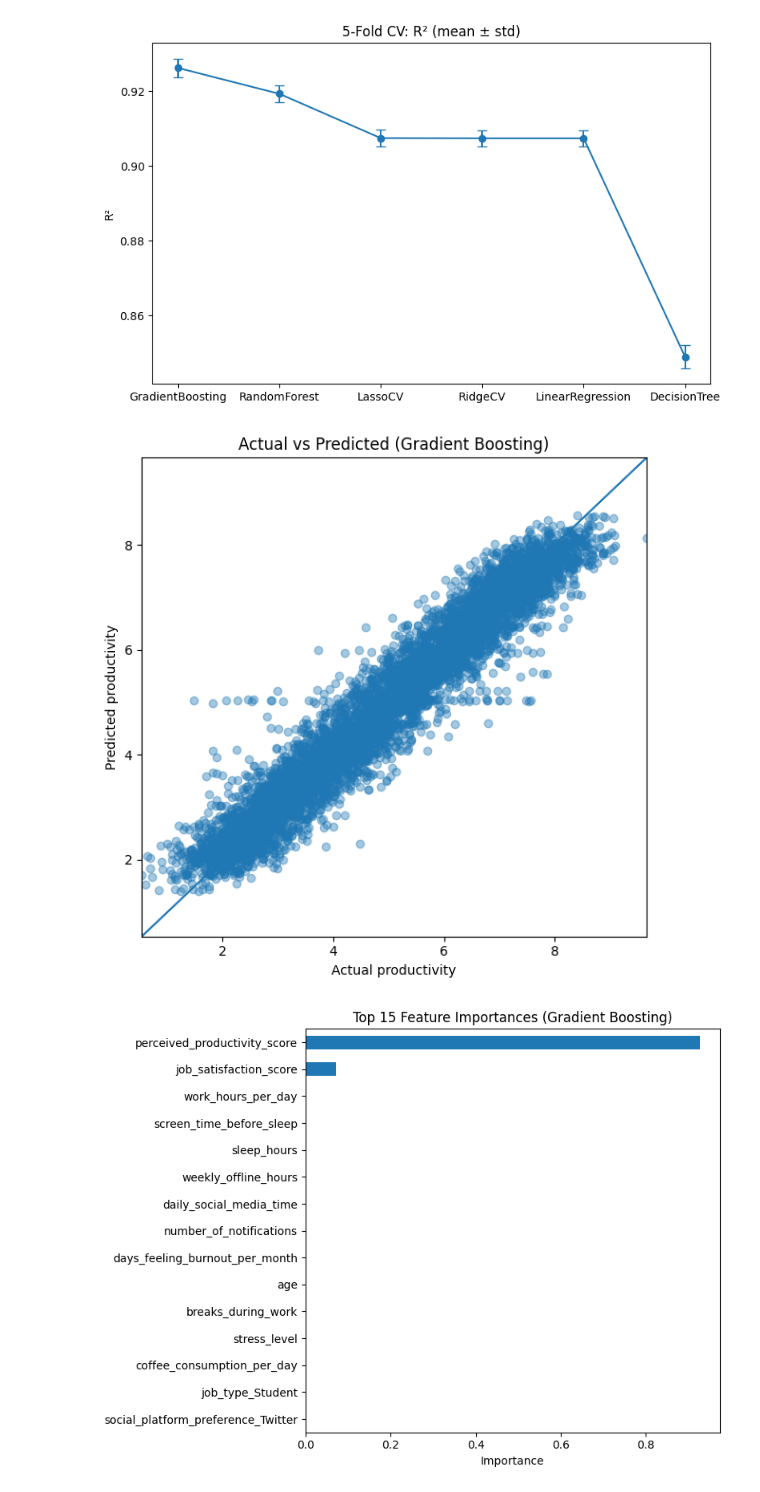
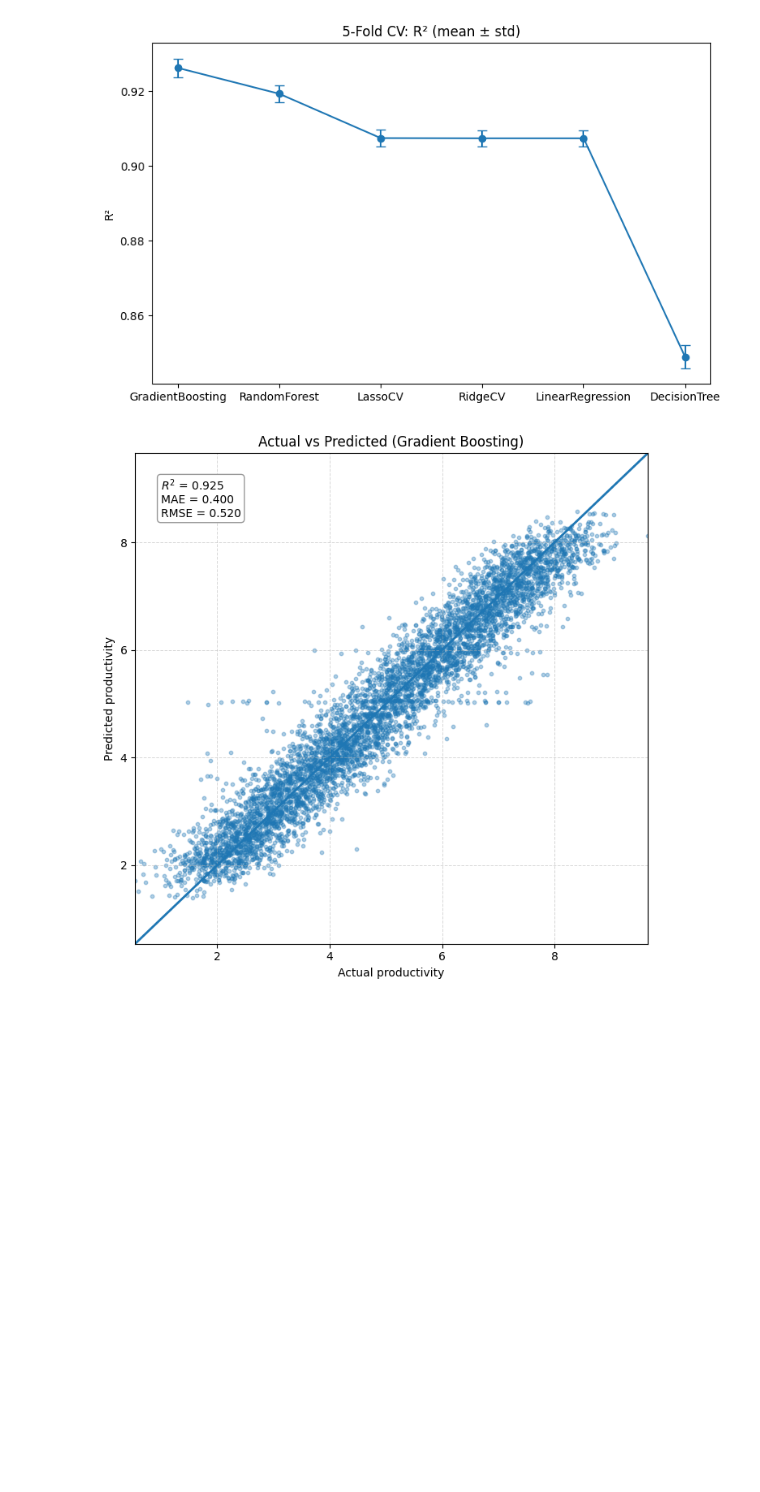
Before and after one commit to salehem/TDT4259-Group47, a Jupyter notebook: notebooks/modelig.ipynb, the cells around one changed output. Saved outputs shown, nothing was run; the diff lists cells and outputs as text; code cells hidden in the pictures; blank space fills up the shorter version.

```diff
--- a/notebooks/modelig.ipynb
+++ b/notebooks/modelig.ipynb
@@ -177,56 +198,39 @@ plt.show()
 [figure]
 # %%
 import numpy as np
-import pandas as pd
 import matplotlib.pyplot as plt
+from sklearn.metrics import r2_score, mean_absolute_error, mean_squared_error
 
-#Fit the best model (GradientBoosting) on the training set
+# Fit & predict (if not already)
 best_pipe = models["GradientBoosting"]
 best_pipe.fit(X_train, y_train)
-
-#Actual vs. Predicted plot on test set
 y_pred = best_pipe.predict(X_test)
 
-plt.figure(figsize=(6,6))
-plt.scatter(y_test, y_pred, alpha=0.4)
+# Metrics for a small annotation box
+r2  = r2_score(y_test, y_pred)
+mae = mean_absolute_error(y_test, y_pred)
+rmse = np.sqrt(mean_squared_error(y_test, y_pred))
+
+plt.figure(figsize=(7,7))
+plt.scatter(y_test, y_pred, s=10, alpha=0.35)  # smaller points + transparency
+
+# 45° reference line
 lims = [min(y_test.min(), y_pred.min()), max(y_test.max(), y_pred.max())]
-plt.plot(lims, lims)  # 45-degree
+plt.plot(lims, lims, linewidth=2)               # bold diagonal
 plt.xlim(lims); plt.ylim(lims)
+
+plt.title("Actual vs Predicted (Gradient Boosting)")
 plt.xlabel("Actual productivity")
 plt.ylabel("Predicted productivity")
-plt.title("Actual vs Predicted (Gradient Boosting)")
+plt.grid(linestyle="--", linewidth=0.7, alpha=0.5)
+
+# neat metrics box
+txt = f"$R^2$ = {r2:.3f}\nMAE = {mae:.3f}\nRMSE = {rmse:.3f}"
+plt.gca().text(0.05, 0.95, txt, transform=plt.gca().transAxes,
+               va="top", ha="left", bbox=dict(boxstyle="round", fc="white", ec="0.6"))
+
 plt.tight_layout()
 plt.savefig("../reports/figures/actual_vs_pred.png", dpi=300)
 plt.show()
-
-#Feature importances
-# Build readable feature names from the ColumnTransformer
-preproc = best_pipe.named_steps["prep"]
-
-num_features = [c for c in num_cols if c != target]
-cat_ohe = preproc.named_transformers_["cat"].named_steps["onehot"]
-cat_features = list(cat_ohe.get_feature_names_out(cat_cols))
-
-all_features = num_features + cat_features
-
-importances = best_pipe.named_steps["model"].feature_importances_
-feat_imp = pd.Series(importances, index=all_features).sort_values(ascending=False)
-
-# Plot top-15 features
-topk = 15
-plt.figure(figsize=(8,6))
-feat_imp.head(topk).iloc[::-1].plot(kind="barh")
-plt.title(f"Top {topk} Feature Importances (Gradient Boosting)")
-plt.xlabel("Importance")
-plt.tight_layout()
-plt.savefig("../reports/figures/feature_importance.png", dpi=300)
-plt.show()
-
-# Save tables for LaTeX / appendix
-os.makedirs("../reports/tables", exist_ok=True)
-results.to_csv("../reports/tables/model_holdout_results.csv", index=False)
-cv_df.to_csv("../reports/tables/model_cv_results.csv", index=False)
-feat_imp.to_csv("../reports/tables/feature_importances_full.csv", header=["importance"])
 # %% [output]
-[figure, old version]
+[figure, new version]
-[figure, removed]
```
Also changed, not shown: parts of 2 cells of this notebook, 7 other files.
